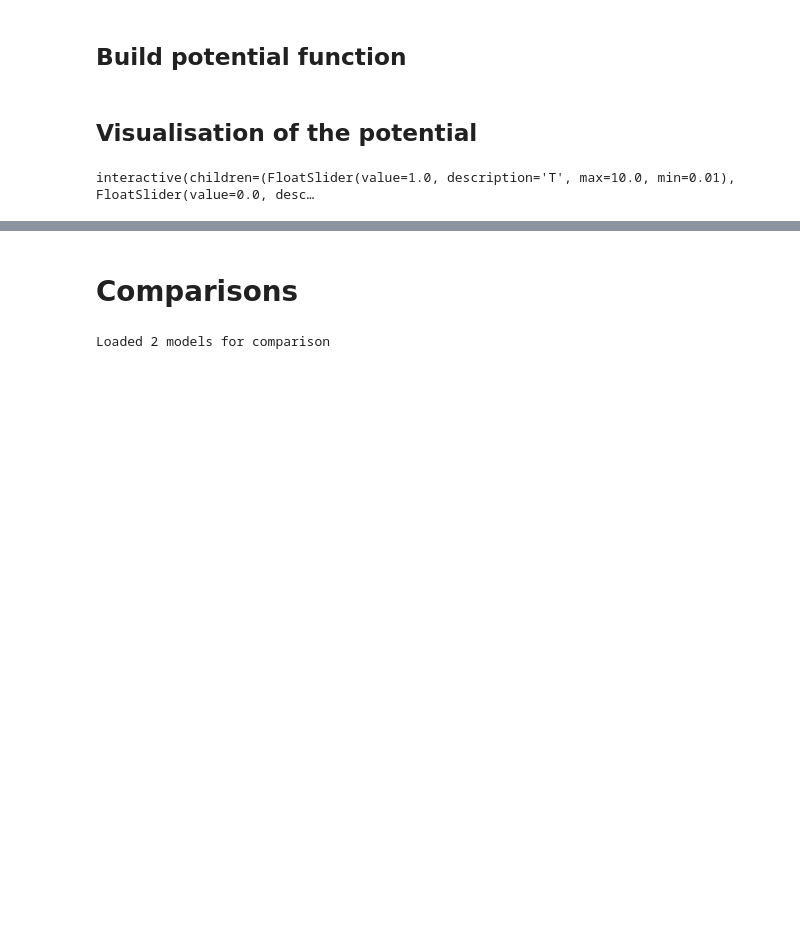
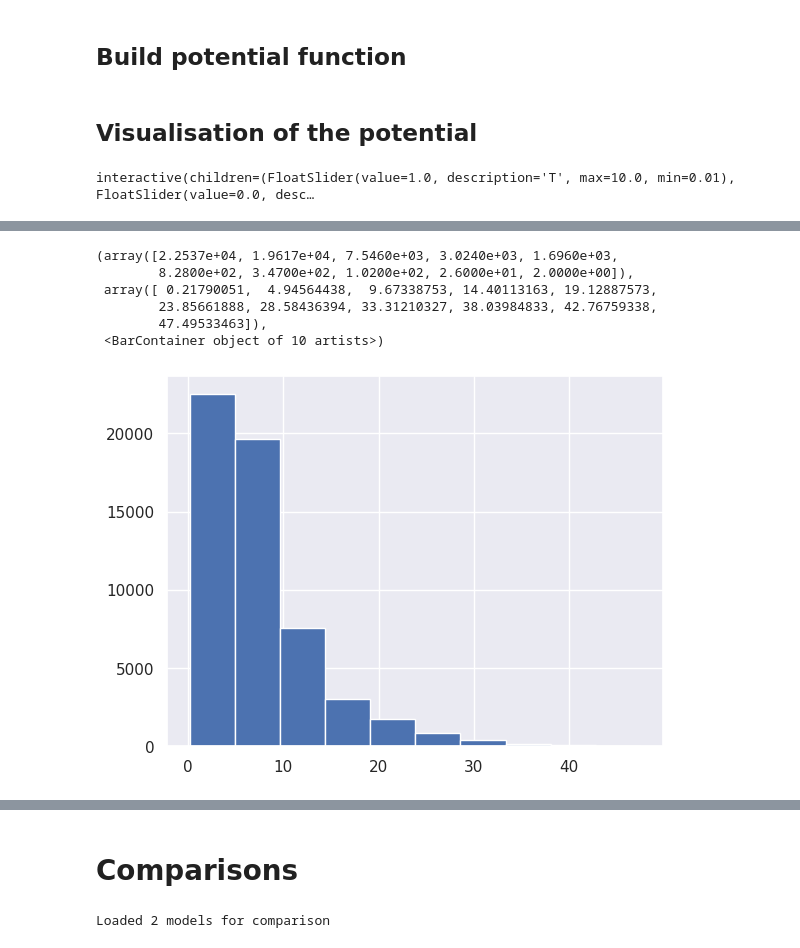
Before and after one commit to beatricesoh/onsagernet-jax, a Jupyter notebook: examples/polymer_dynamics_wi/potential_visualisation.ipynb, the cells around one changed output, grey strips where cells are left out. Cells and saved outputs as stored; diff of their text form; code cells hidden in the pictures; blank space fills up the shorter version.

```diff
--- a/examples/polymer_dynamics_wi/potential_visualisation.ipynb
+++ b/examples/polymer_dynamics_wi/potential_visualisation.ipynb
@@ -111,0 +167,14 @@ interactive(children=(FloatSlider(value=1.0, description='T', max=10.0, min=0.01
+# %%
+grad_Vs = jax.jit(jax.vmap(jax.grad(trained_model.potential, argnums=0)))(zz, argss)
+# %%
+grad_Vs_norms = jnp.linalg.norm(grad_Vs, axis=1)
+# %%
+plt.hist(grad_Vs_norms)
+# %% [output]
+(array([2.2537e+04, 1.9617e+04, 7.5460e+03, 3.0240e+03, 1.6960e+03,
+        8.2800e+02, 3.4700e+02, 1.0200e+02, 2.6000e+01, 2.0000e+00]),
+ array([ 0.21790051,  4.94564438,  9.67338753, 14.40113163, 19.12887573,
+        23.85661888, 28.58436394, 33.31210327, 38.03984833, 42.76759338,
+        47.49533463]),
+ <BarContainer object of 10 artists>)
+[figure, added]
```
Also changed, not shown: parts of 30 cells of this notebook, 7 other files.
